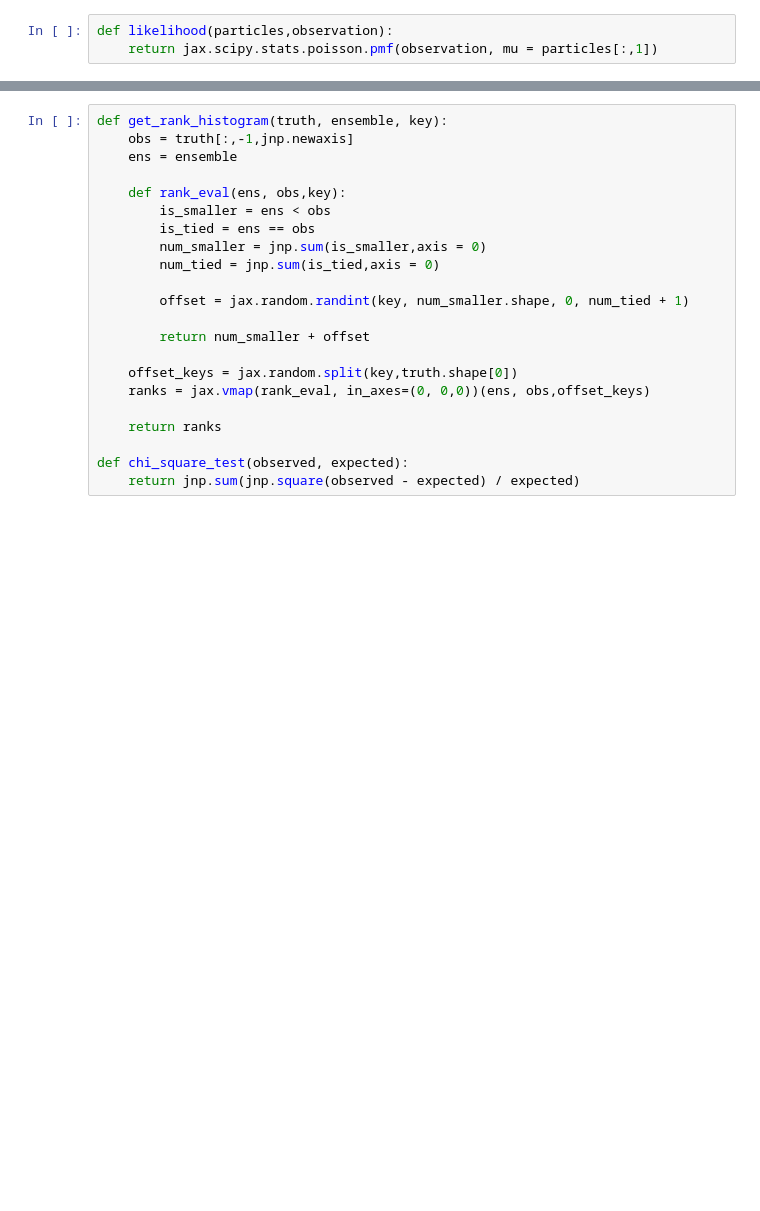
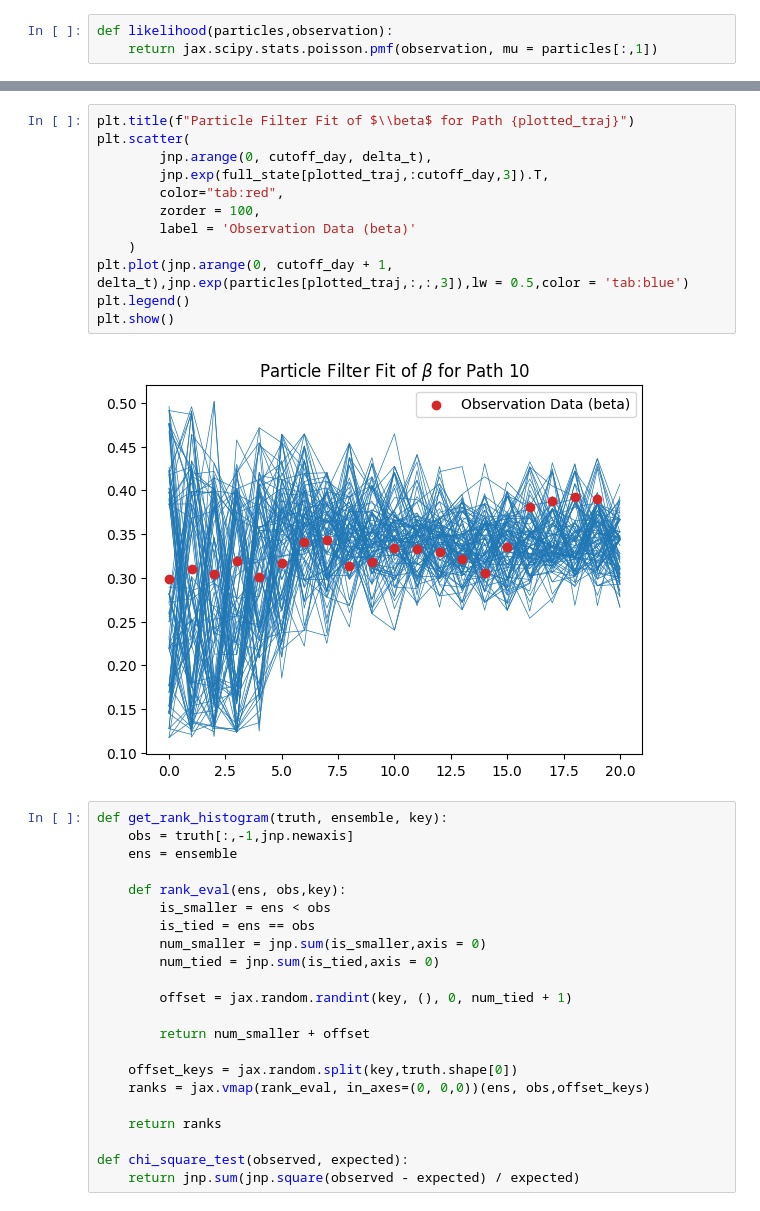
Before and after one commit to Averydx/bayesian_inf, a Jupyter notebook: SIR_rank_histogram_pf.ipynb, the cells around one changed output, grey strips where cells are left out. Saved outputs shown, nothing was run; the diff lists cells and outputs as text; blank space fills up the shorter version.

```diff
--- a/SIR_rank_histogram_pf.ipynb
+++ b/SIR_rank_histogram_pf.ipynb
@@ -165,3 +195,17 @@ _,particles = jax.vmap(particle_filter, in_axes=(0, None, 0, 0,None))(observatio
+# %%
+plt.title(f"Particle Filter Fit of $\\beta$ for Path {plotted_traj}")
+plt.scatter(
+        jnp.arange(0, cutoff_day, delta_t),
+        jnp.exp(full_state[plotted_traj,:cutoff_day,3]).T,
+        color="tab:red",
+        zorder = 100,
+        label = 'Observation Data (beta)'
+    )
+plt.plot(jnp.arange(0, cutoff_day + 1, delta_t),jnp.exp(particles[plotted_traj,:,:,3]),lw = 0.5,color = 'tab:blue')
+plt.legend()
+plt.show()
+# %% [output]
+[figure, added]
 # %%
 def get_rank_histogram(truth, ensemble, key):
     obs = truth[:,-1,jnp.newaxis]
@@ -173,7 +217,7 @@ def get_rank_histogram(truth, ensemble, key):
         num_smaller = jnp.sum(is_smaller,axis = 0)
         num_tied = jnp.sum(is_tied,axis = 0)
 
-        offset = jax.random.randint(key, num_smaller.shape, 0, num_tied + 1)
+        offset = jax.random.randint(key, (), 0, num_tied + 1)
 
         return num_smaller + offset
 
```
Also changed, not shown: parts of 8 cells of this notebook, 11 other files.
